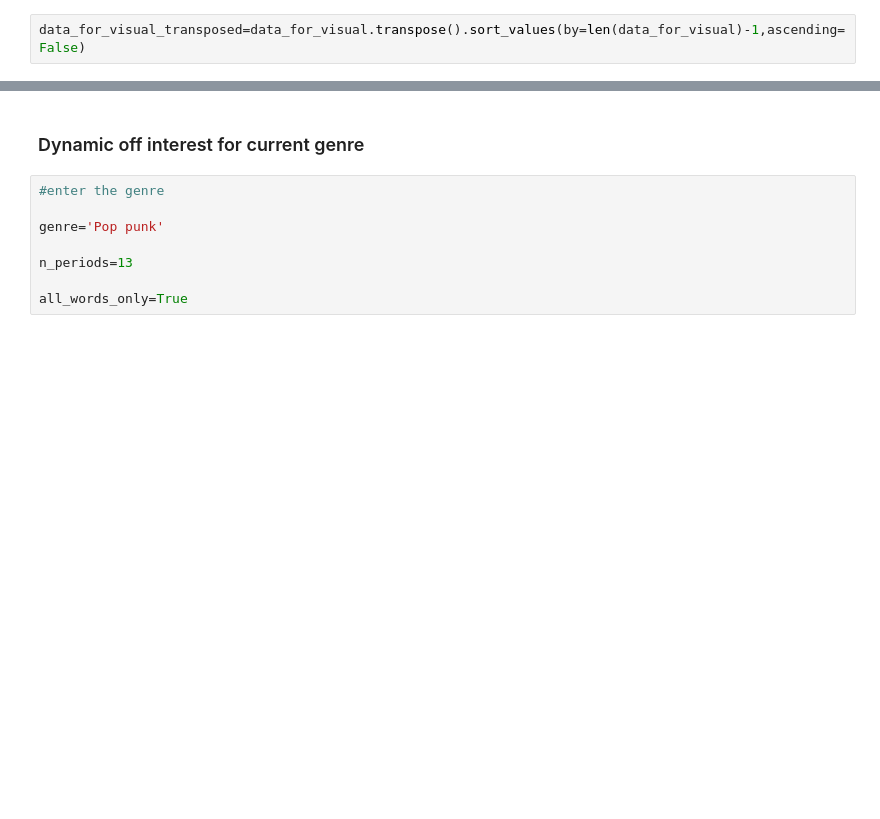
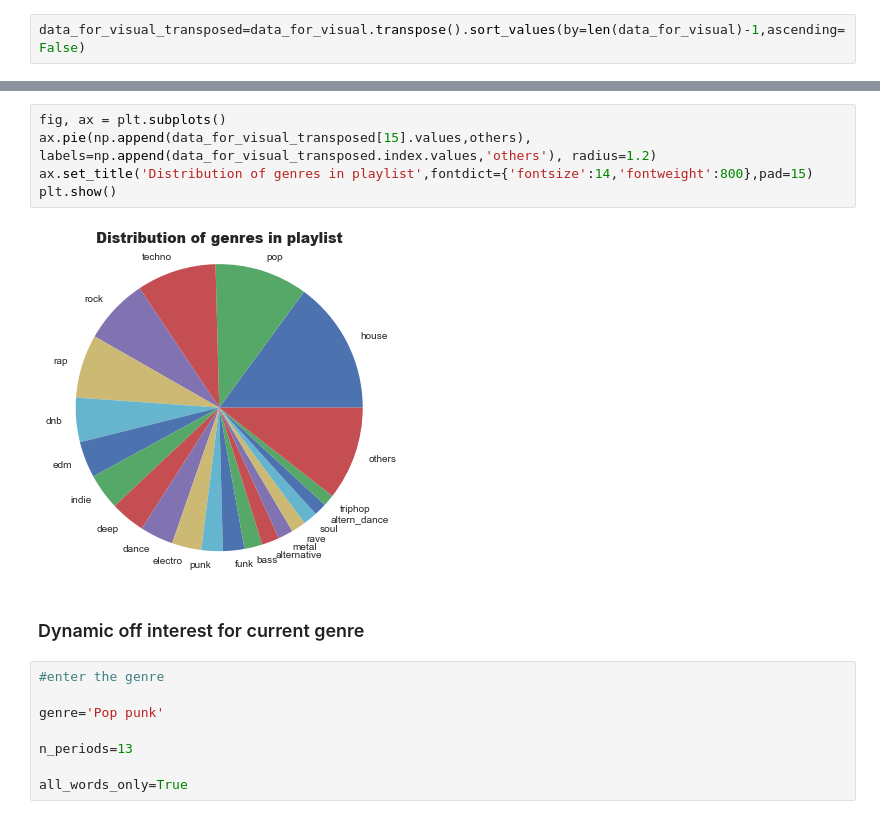
Before and after one commit to maxi-am/Spotify-music-collection-analysis, a Jupyter notebook: spotify_ collection_analysis.ipynb, the cells around one changed output, grey strips where cells are left out. Cells and saved outputs as stored; diff of their text form; blank space fills up the shorter version.

```diff
--- a/spotify_ collection_analysis.ipynb
+++ b/spotify_ collection_analysis.ipynb
@@ -530,3 +543,10 @@ plt.show()
+# %%
+fig, ax = plt.subplots()
+ax.pie(np.append(data_for_visual_transposed[15].values,others), labels=np.append(data_for_visual_transposed.index.values,'others'), radius=1.2)
+ax.set_title('Distribution of genres in playlist',fontdict={'fontsize':14,'fontweight':800},pad=15)
+plt.show()
+# %% [output]
+[figure, added]
 # %% [markdown]
 <h3>Dynamic off interest for current genre</h3>
 # %%
```
Also changed, not shown: parts of 25 cells of this notebook, 4 other files.
